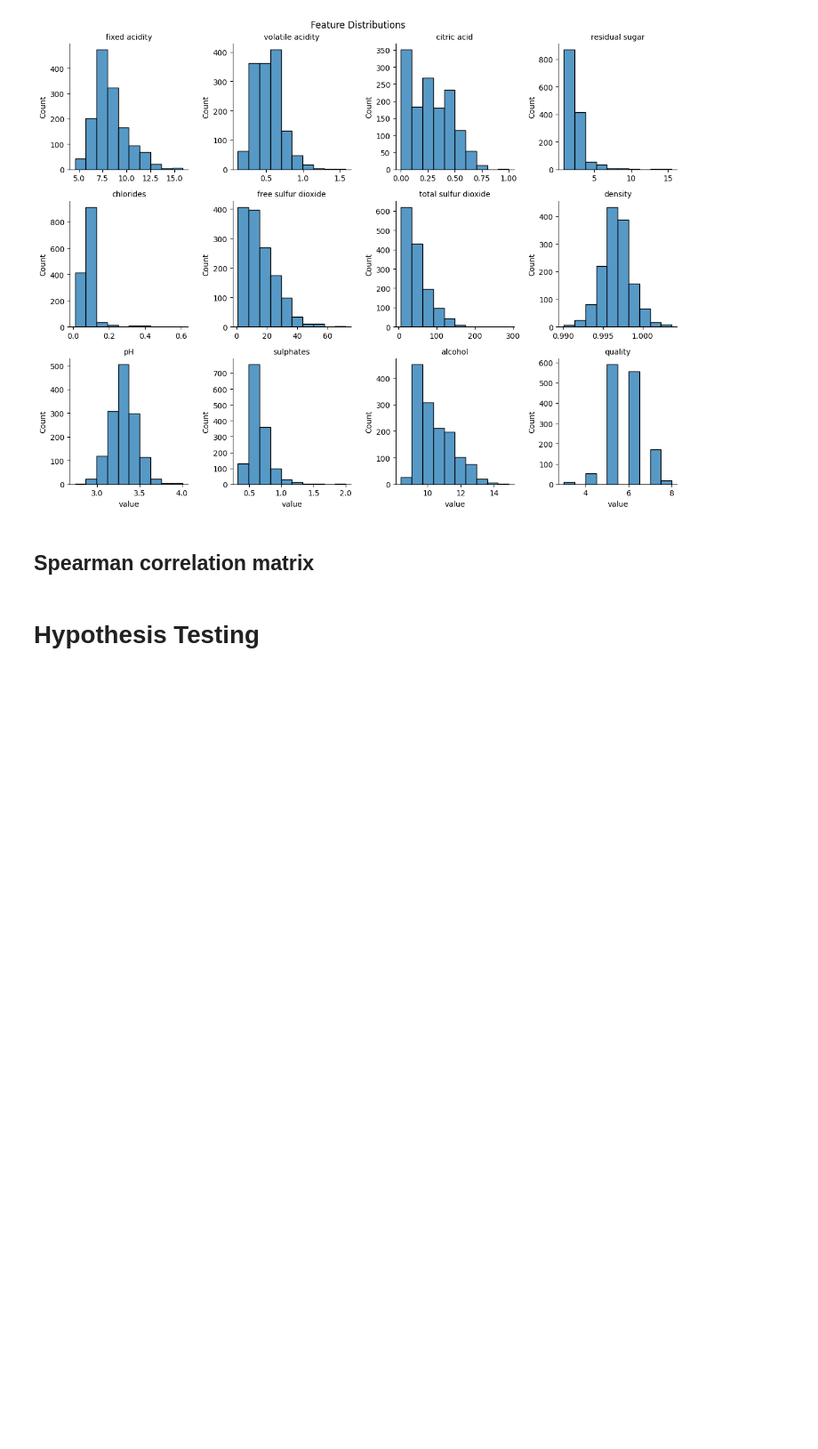
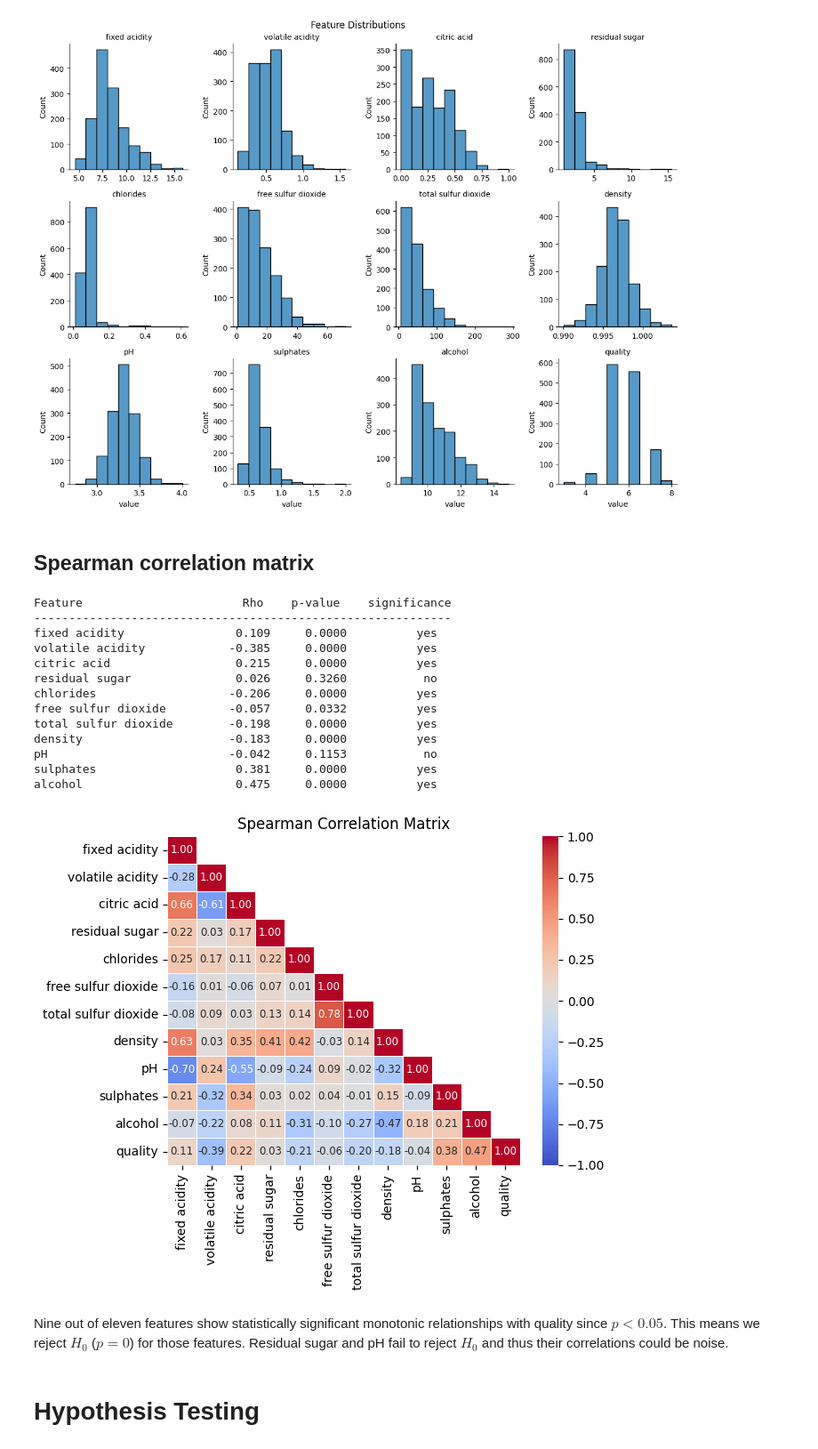
Before and after one commit to Dzui1/CMSC320_finalProject, a Jupyter notebook: wine_classifier.ipynb, the cells around one changed output. Shown at 89% size. Saved outputs shown, nothing was run; the diff lists cells and outputs as text; code cells hidden in the pictures; blank space fills up the shorter version.

Commit message:
Add Spearman correlation heatmap and feature-quality significance test

```diff
--- a/wine_classifier.ipynb
+++ b/wine_classifier.ipynb
@@ -233,6 +234,59 @@ plt.show()
 [figure]
 # %% [markdown]
 ## Spearman correlation matrix
+# %%
+alpha = 0.05 # level of significance in hypothesis testing
+
+# Find significant predictors
+print(f"{'Feature':<25} {'Rho':>7} {'p-value':>10} {'significance':>15}")
+print('-' * 60)
+
+# loops thru all columns except quality
+for col in wine_df.columns[:-1]:
+    # Calculate a Spearman correlation coefficient with associated p-value
+    rho, p = stats.spearmanr(wine_df[col], wine_df['quality'])
+    significant = 'yes' if p < alpha else 'no'
+    print(f"{col:<25} {rho:>8.3f} {p:>10.4f} {significant:>12}") # print each feature with formatted rho coeff. and p-value
+
+
+# spearman rho correlation coeff. matrix (measures monotonic relationships)
+corr_matrix = wine_df.corr('spearman')
+
+# True in upper triangle (heatmap hides these), k=1 shifts off main diagonal so perf. relationships stay visible
+mask = np.triu(np.ones_like(corr_matrix, dtype=bool), k=1)
+
+g = sns.heatmap(corr_matrix,
+                mask=mask, # data in cells where mask=True are hidden (hides upper half of heatmap)
+                annot=True, # display spearman rho correlation coeff. values
+                annot_kws={'fontsize': 'small'}, # reduce fontsize
+                fmt='.2f', # round to 2 decimal places
+                center=0, # center color mapping at 0 (no monotonic relationship)
+                linewidths=0.5,
+                cmap='coolwarm',
+                vmin=-1,
+                vmax=1
+)
+
+g.set_title('Spearman Correlation Matrix')
+
+plt.show()
+# %% [output]
+Feature                       Rho    p-value    significance
+------------------------------------------------------------
+fixed acidity                0.109     0.0000          yes
+volatile acidity            -0.385     0.0000          yes
+citric acid                  0.215     0.0000          yes
+residual sugar               0.026     0.3260           no
+chlorides                   -0.206     0.0000          yes
+free sulfur dioxide         -0.057     0.0332          yes
+total sulfur dioxide        -0.198     0.0000          yes
+density                     -0.183     0.0000          yes
+pH                          -0.042     0.1153           no
+sulphates                    0.381     0.0000          yes
+alcohol                      0.475     0.0000          yes
+[figure, added]
+# %% [markdown]
+Nine out of eleven features show statistically significant monotonic relationships with quality since $p < 0.05$. This means we reject $H_0$ ($p=0$) for those features. Residual sugar and pH fail to reject $H_0$ and thus their correlations could be noise.
 # %% [markdown]
 # Hypothesis Testing
 # %%
```
Also changed, not shown: parts of 6 cells of this notebook.
